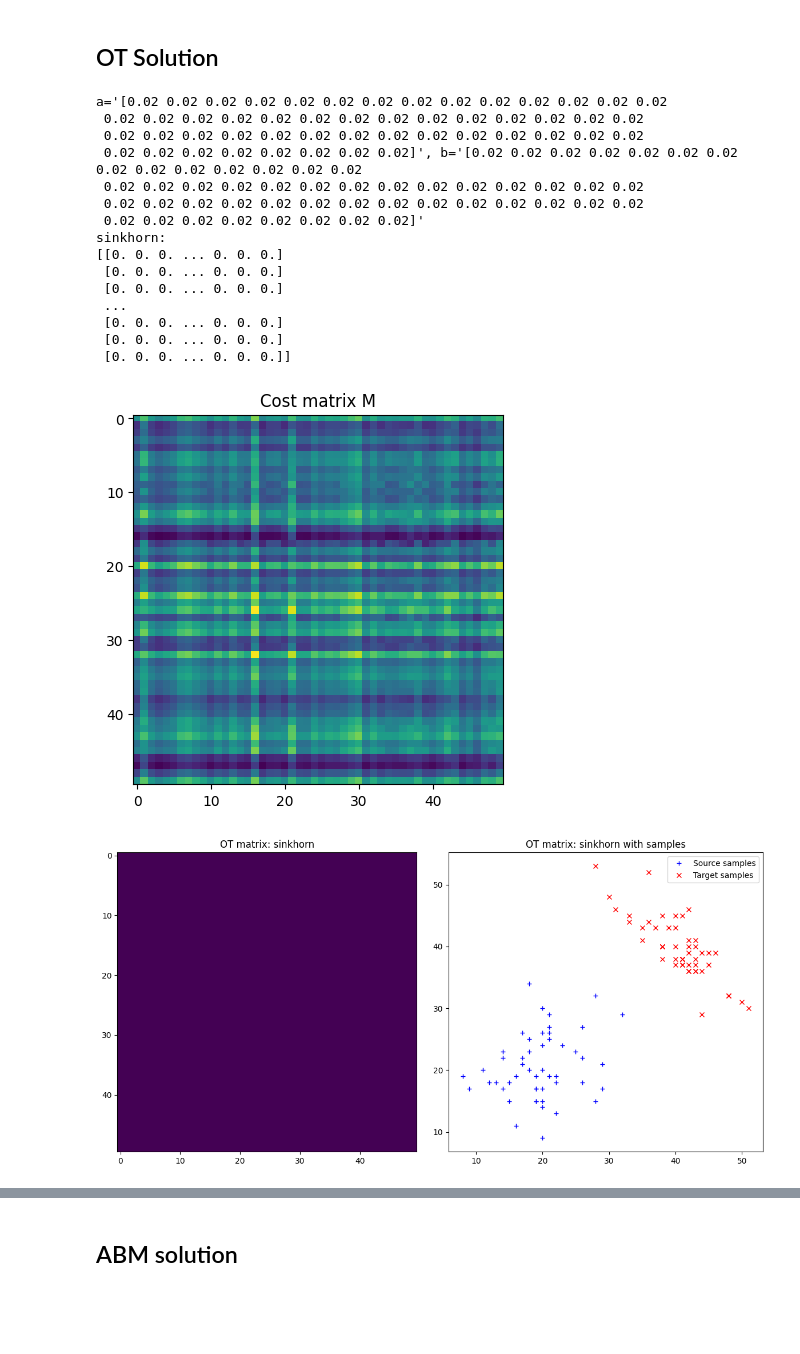
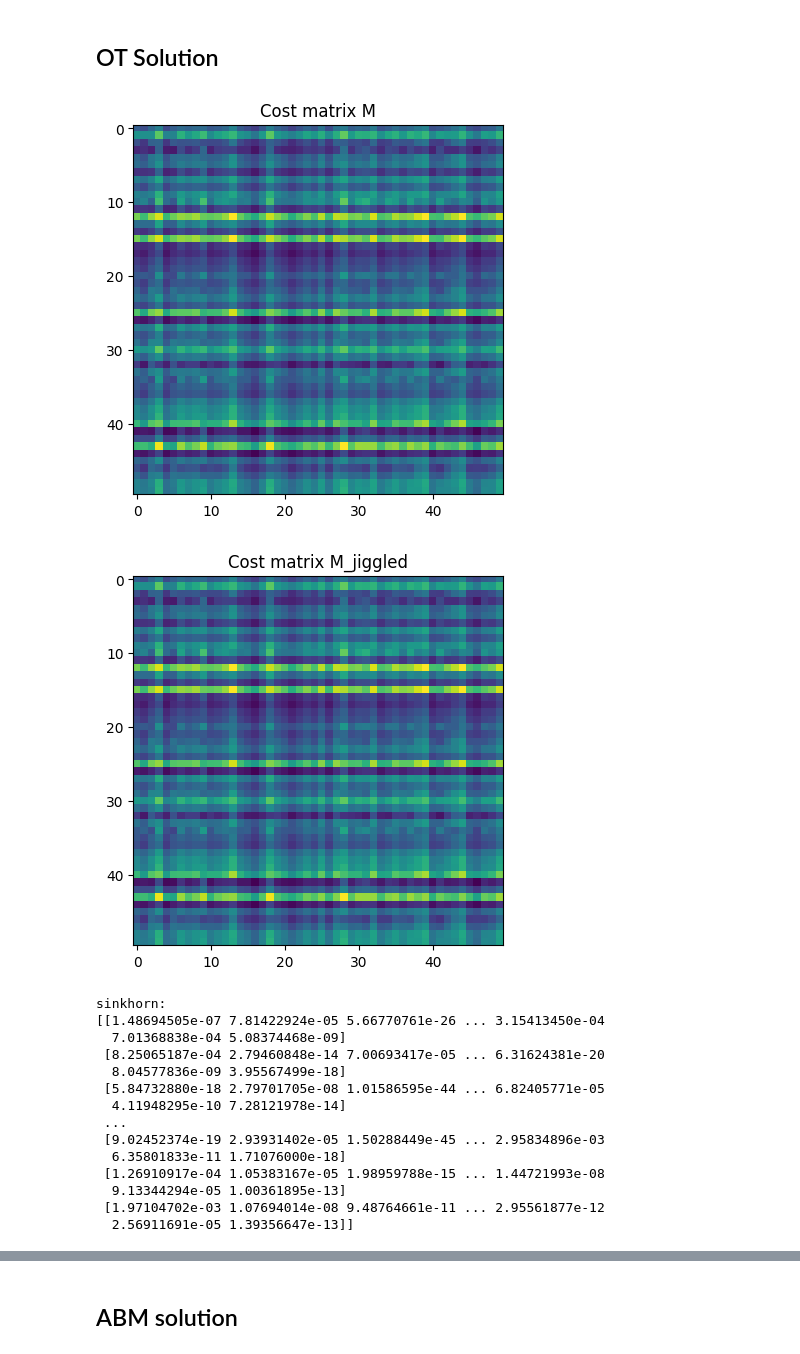
Before and after one commit to society-research/model-socix-py, a Jupyter notebook: plot-paths.ipynb, the cells around one changed output, grey strips where cells are left out. Cells and saved outputs as stored; diff of their text form; code cells hidden in the pictures; blank space fills up the shorter version.

```diff
--- a/plot-paths.ipynb
+++ b/plot-paths.ipynb
@@ -17,10 +17,11 @@ from sx import make_simulation, C
 import util
 
 
-def plot_cost(M):
+def plot_cost(M, extra=""):
     plt.figure(2)
     plt.imshow(M, interpolation="nearest")
-    plt.title(f"Cost matrix M")
+    plt.title(f"Cost matrix M{extra}")
+    plt.show()
 
 
 def plot_ot(xs, xt, G, what):
@@ -38,6 +39,10 @@ def plot_ot(xs, xt, G, what):
     plt.show()
 
 
+# scaling x,y from [0, 1] to a range that can be reasonably displayed in integer coordinates, and that is not too large for agents to walk through
+SCALE = 5
+
+
 def generate_distributions(s=50, t=50):
     mu_s = np.array([4, 4])
     cov_s = np.array([[1, 0], [0, 1]])
@@ -47,48 +52,52 @@ def generate_distributions(s=50, t=50):
     xt = ot.datasets.make_2D_samples_gauss(t, mu_t, cov_t)
     xs[xs < 0] *= -1
     xt[xt < 0] *= -1
-    scale = 5
-    xs *= scale
-    xt *= scale
+    xs *= SCALE
+    xt *= SCALE
     return np.round(xs).astype("int"), np.round(xt).astype("int")
 # %% [markdown]
 ## OT Solution
 # %%
-# pos_source, pos_target = np.array([[5, 0], [0, 5]]), np.array([[14, 15], [15, 14]])
+# pos_source, pos_target = np.array([[5, 0], [0, 5]]), np.array([[13, 16], [16, 13]])
 pos_source, pos_target = generate_distributions()
 
-# OT solution:
+# setup cost/loss matrix
 M_loss = ot.dist(pos_source, pos_target)
+jiggle = lambda x: (x + 0.01 * np.random.rand(*x.shape)) / SCALE
+pos_source_j, pos_target_j = jiggle(pos_source), jiggle(pos_target)
+M_loss_jiggled = ot.dist(pos_source_j, pos_target_j)
 plot_cost(M_loss)
+plot_cost(M_loss_jiggled, extra="_jiggled")
+# initialize
 n, m = len(pos_source), len(pos_target)
+
+# sinkhorn: needs x,y \in [0, 1] and requires jiggled input for convergence
+# (equal distances that are common with integer locations on a small scale hinder convergence)
 a, b = np.ones((n,)) / n, np.ones((m,)) / m  # uniform distribution on samples
-print(f"a='{a}', b='{b}'")
-
-# sinkhorn: doesn't work for this case: numerical errors!
 regularization = 1e-1
-exp_shinkhorn = ot.sinkhorn(a, b, M_loss, regularization)
+exp_shinkhorn = ot.sinkhorn(a, b, M_loss_jiggled, regularization)
 print(f"sinkhorn:\n{exp_shinkhorn}")
-plot_ot(pos_source, pos_target, exp_shinkhorn, "sinkhorn")
+plot_ot(pos_source_j * SCALE, pos_target_j * SCALE, exp_shinkhorn, "sinkhorn")
 
 # EMD -- Earth Movers Distance - works fine
+a, b = np.ones((n,)) / n, np.ones((m,)) / m  # uniform distribution on samples
 exp = ot.emd(a, b, M_loss)
 print(f"EMD:\n{exp}")
 plot_ot(pos_source, pos_target, exp, "EMD")
 # %% [output]
-a='[0.02 0.02 0.02 0.02 0.02 0.02 0.02 0.02 0.02 0.02 0.02 0.02 0.02 0.02
- 0.02 0.02 0.02 0.02 0.02 0.02 0.02 0.02 0.02 0.02 0.02 0.02 0.02 0.02
- 0.02 0.02 0.02 0.02 0.02 0.02 0.02 0.02 0.02 0.02 0.02 0.02 0.02 0.02
- 0.02 0.02 0.02 0.02 0.02 0.02 0.02 0.02]', b='[0.02 0.02 0.02 0.02 0.02 0.02 0.02 0.02 0.02 0.02 0.02 0.02 0.02 0.02
- 0.02 0.02 0.02 0.02 0.02 0.02 0.02 0.02 0.02 0.02 0.02 0.02 0.02 0.02
- 0.02 0.02 0.02 0.02 0.02 0.02 0.02 0.02 0.02 0.02 0.02 0.02 0.02 0.02
- 0.02 0.02 0.02 0.02 0.02 0.02 0.02 0.02]'
-sinkhorn:
-[[0. 0. 0. ... 0. 0. 0.]
- [0. 0. 0. ... 0. 0. 0.]
- [0. 0. 0. ... 0. 0. 0.]
- ...
- [0. 0. 0. ... 0. 0. 0.]
- [0. 0. 0. ... 0. 0. 0.]
- [0. 0. 0. ... 0. 0. 0.]]
-[figure, old version]
+[figure, new version]
-[figure, old version]
+[figure, new version]
+sinkhorn:
+[[1.48694505e-07 7.81422924e-05 5.66770761e-26 ... 3.15413450e-04
+  7.01368838e-04 5.08374468e-09]
+ [8.25065187e-04 2.79460848e-14 7.00693417e-05 ... 6.31624381e-20
+  8.04577836e-09 3.95567499e-18]
+ [5.84732880e-18 2.79701705e-08 1.01586595e-44 ... 6.82405771e-05
+  4.11948295e-10 7.28121978e-14]
+ ...
+ [9.02452374e-19 2.93931402e-05 1.50288449e-45 ... 2.95834896e-03
+  6.35801833e-11 1.71076000e-18]
+ [1.26910917e-04 1.05383167e-05 1.98959788e-15 ... 1.44721993e-08
+  9.13344294e-05 1.00361895e-13]
+ [1.97104702e-03 1.07694014e-08 9.48764661e-11 ... 2.95561877e-12
+  2.56911691e-05 1.39356647e-13]]
```
Also changed, not shown: parts of 7 cells of this notebook, 2 other files.
